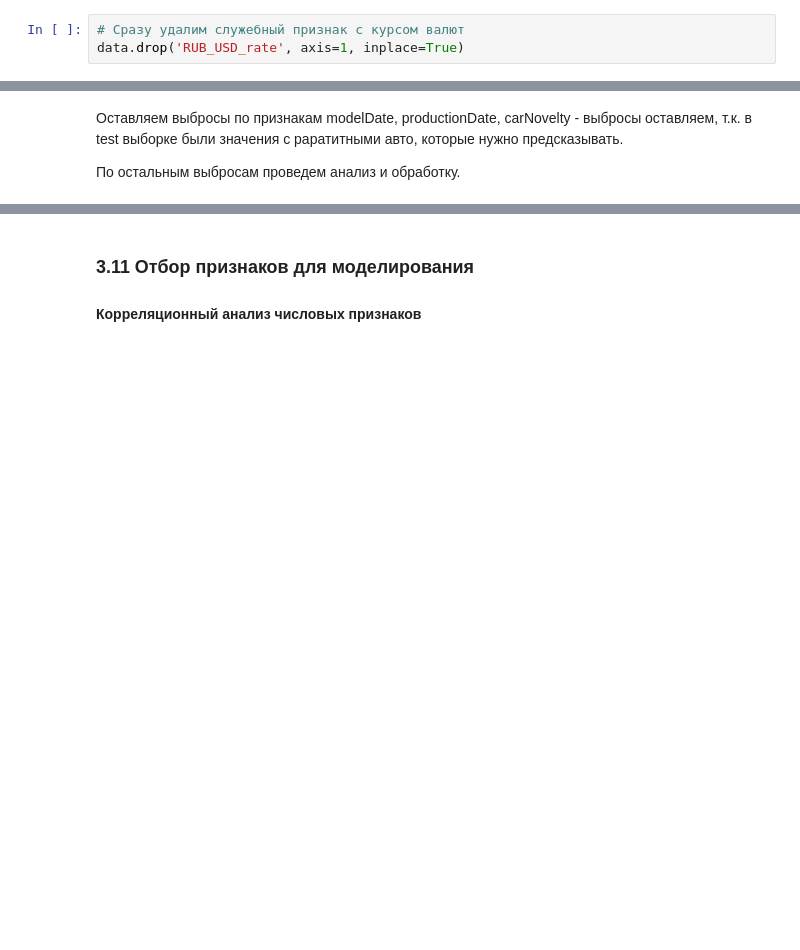
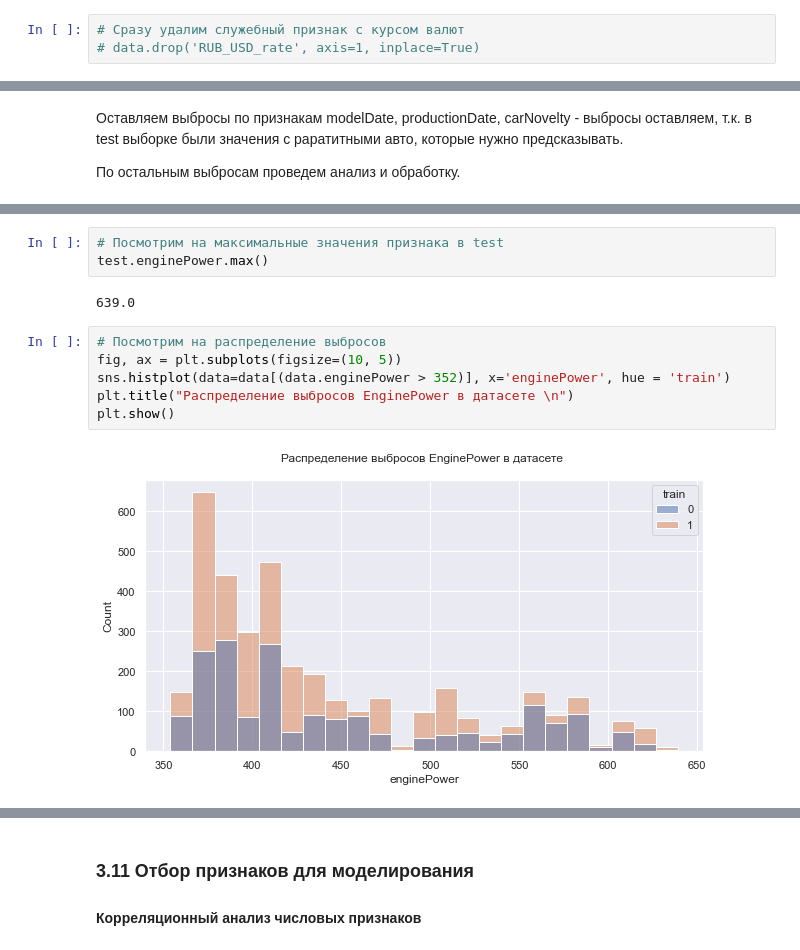
Before and after one commit to LudmilaGR/SF_DSPR_28_Gil, a Jupyter notebook: module_6/[SF-DST Car Price Prediction] Modelling DSPR-28 .ipynb, the cells around one changed output, grey strips where cells are left out. Drawn from its saved outputs; the diff is of its cells as text; blank space fills up the shorter version.

```diff
--- a/module_6/[SF-DST Car Price Prediction] Modelling DSPR-28 .ipynb
+++ b/module_6/[SF-DST Car Price Prediction] Modelling DSPR-28 .ipynb
@@ -2133,7 +2133,7 @@ data['RUB_USD_rate'] = data['RUB_USD_rate'].map(
 data['price_usd'] = data.apply(lambda x: x.price/x.RUB_USD_rate, axis=1)
 # %%
 # Сразу удалим служебный признак с курсом валют
-data.drop('RUB_USD_rate', axis=1, inplace=True)
+# data.drop('RUB_USD_rate', axis=1, inplace=True)
 # %%
 # Добавим новый признак в список целевых
 target_col.append('price_usd')
@@ -2703,0 +2678,13 @@ IQR: 9.0,
+# %%
+# Посмотрим на максимальные значения признака в test
+test.enginePower.max()
+# %% [output]
+639.0
+# %%
+# Посмотрим на распределение выбросов
+fig, ax = plt.subplots(figsize=(10, 5))
+sns.histplot(data=data[(data.enginePower > 352)], x='enginePower', hue = 'train')
+plt.title("Распределение выбросов EnginePower в датасете \n")
+plt.show()
+# %% [output]
+[figure, added]
```
Also changed, not shown: parts of 118 cells of this notebook, 1 other file.
